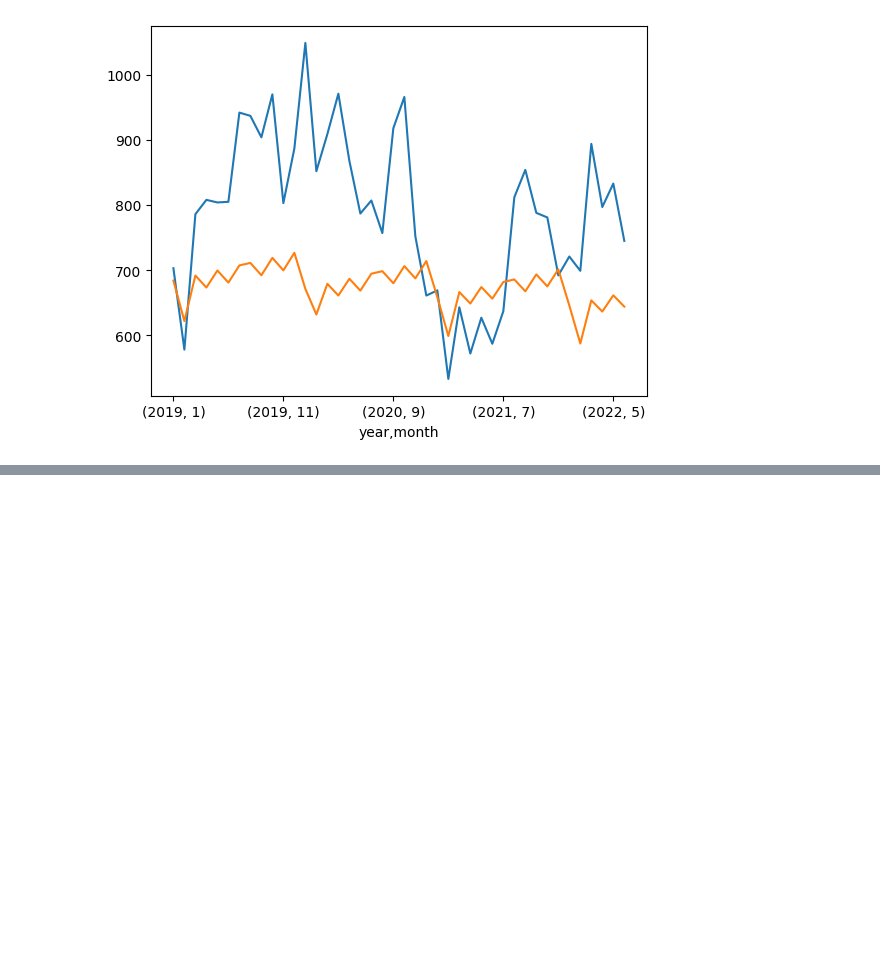
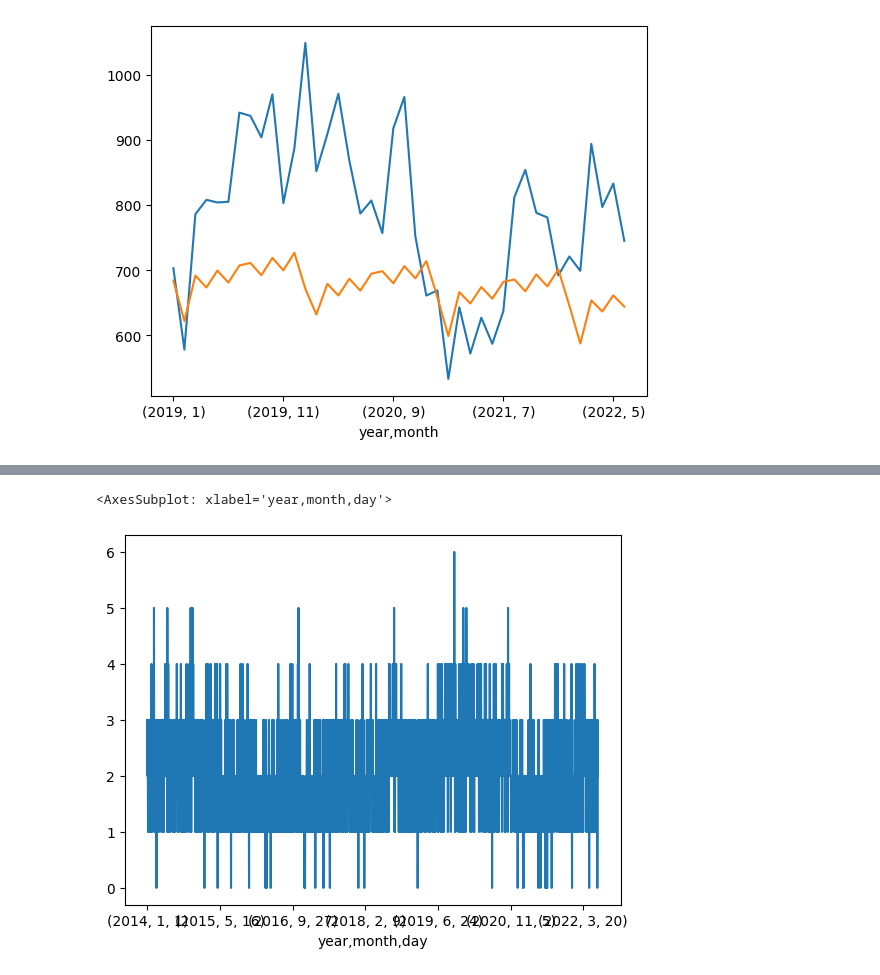
Before and after one commit to pika11/uoft-ml-group4-final-project, a Jupyter notebook: ale_auto_theft.ipynb, the cells around one changed output, grey strips where cells are left out. Saved outputs shown, nothing was run; the diff lists cells and outputs as text; code cells hidden in the pictures; blank space fills up the shorter version.

```diff
--- a/ale_auto_theft.ipynb
+++ b/ale_auto_theft.ipynb
@@ -184,0 +180,14 @@ df_dl_2 = df.copy()
+# %%
+
+from fastai.tabular.all import *
+
+df_dl_2 = df.copy()
+
+# Sum the number of thefts per day, month and year
+df_dl_2 = df_dl_2.groupby(['year', 'month', 'day'])[
+    'reporteddate'].count().reset_index()
+
+# Rename the reporteddate column to thefts
+df_dl_2.rename(columns={'reporteddate': 'thefts'}, inplace=True)
+
+df_dl_2.describe()
@@ -184,0 +204,41 @@ df_dl_2 = df.copy()
+# %%
+# Categorize number of thefts
+
+def mapper(thefts: int) -> int:
+    if thefts < 10:
+        return 0
+    elif thefts < 20:
+        return 1
+    elif thefts < 30:
+        return 2
+    elif thefts < 40:
+        return 3
+    elif thefts < 50:
+        return 4
+    elif thefts < 60:
+        return 5
+    elif thefts < 70:
+        return 6
+    elif thefts < 80:
+        return 7
+    elif thefts < 90:
+        return 8
+    elif thefts < 100:
+        return 9
+    else:
+        return 10
+
+
+# Drop all columns except 'year' 'month' 'day' 'thefts'
+df_dl_2 = df_dl_2[['year', 'month', 'day', 'thefts']]
+
+cat_df_dl_2 = df_dl_2.copy()
+
+# Categorize number of thefts
+cat_df_dl_2['thefts'] = df_dl_2['thefts'].apply(mapper)
+
+# Plot the number of thefts per day
+cat_df_dl_2.groupby(['year', 'month', 'day'])['thefts'].sum().plot(kind='line')
+# %% [output]
+<AxesSubplot: xlabel='year,month,day'>
+[figure, added]
```
Also changed, not shown: parts of 12 cells of this notebook.
